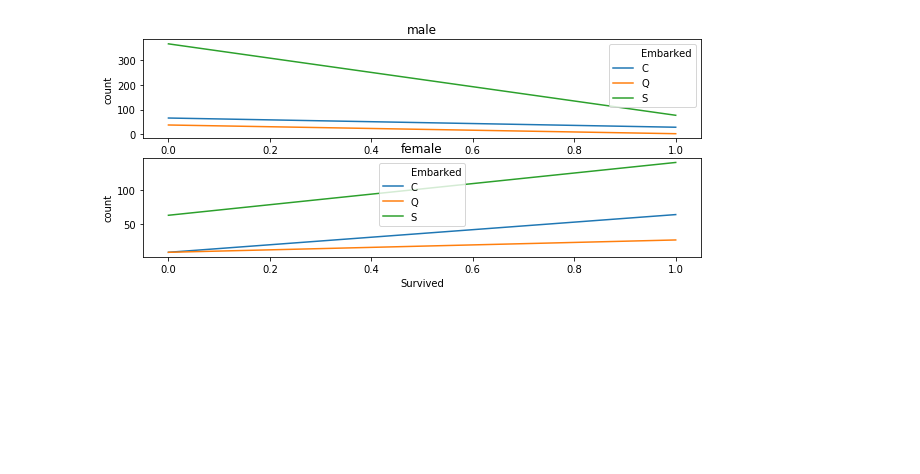
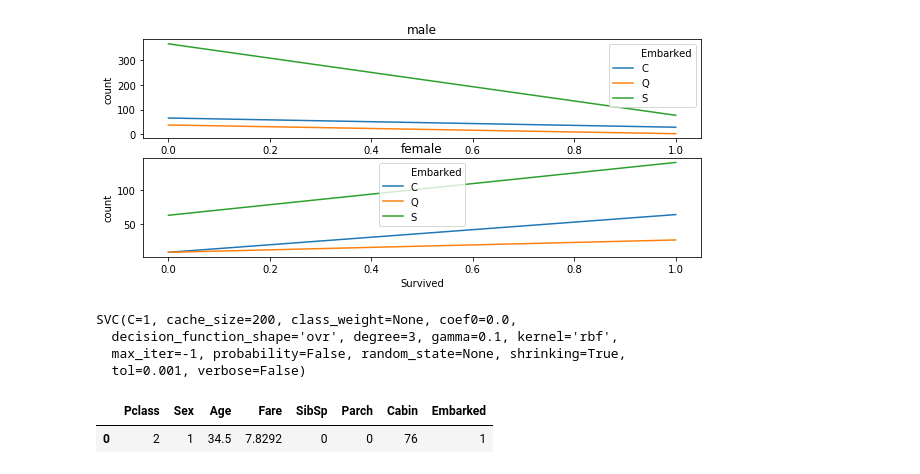
Before and after one commit to sheikhhamza012/Machine-learning--kaggle-titanic-progect-assignment-, a Jupyter notebook: notebook_report.ipynb, the cells around one changed output. Cells and saved outputs as stored; diff of their text form; code cells hidden in the pictures; blank space fills up the shorter version.

```diff
--- a/notebook_report.ipynb
+++ b/notebook_report.ipynb
@@ -389,0 +391,6 @@ logreg_clf = LogisticRegression()
+# %%
+train=train.dropna()
+train_X=train.copy()
+train_Y=train.Survived
+train_predictor_columns = ['Pclass', 'Sex', 'Age', 'Fare','SibSp','Parch','Cabin','Embarked']
+train_X = train_X[train_predictor_columns]
@@ -389,0 +407,15 @@ logreg_clf = LogisticRegression()
+# %%
+
+model=svm.SVC(kernel='rbf',C=1,gamma=0.1)
+model.fit(train_X,train_Y)
+# %% [output]
+SVC(C=1, cache_size=200, class_weight=None, coef0=0.0,
+  decision_function_shape='ovr', degree=3, gamma=0.1, kernel='rbf',
+  max_iter=-1, probability=False, random_state=None, shrinking=True,
+  tol=0.001, verbose=False)
+# %%
+d=test[train_predictor_columns].dropna()
+d.head(1)
+# %% [output]
+|  | Pclass | Sex | Age | Fare | SibSp | Parch | Cabin | Embarked |
+| 0 | 2 | 1 | 34.5 | 7.8292 | 0 | 0 | 76 | 1 |
```
Also changed, not shown: parts of 7 cells of this notebook, 1 other file.
